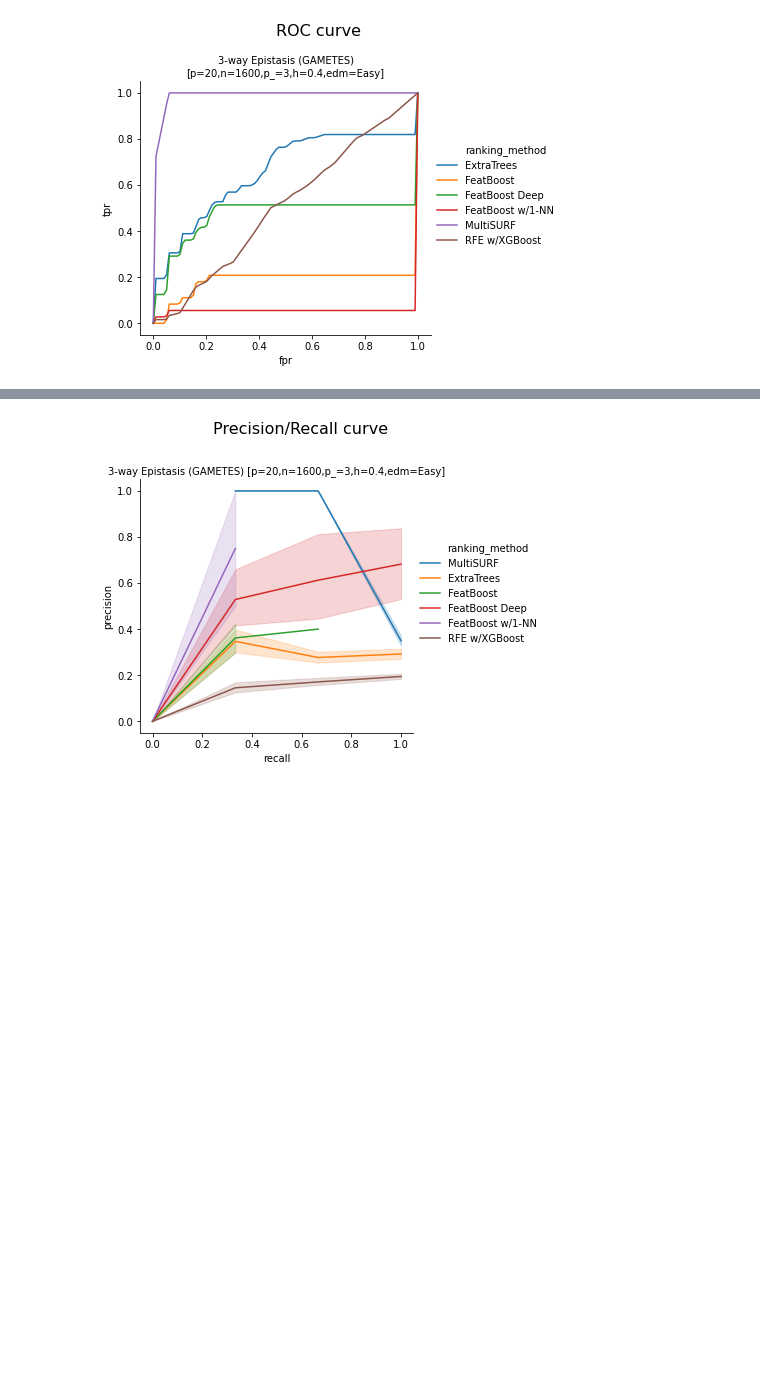
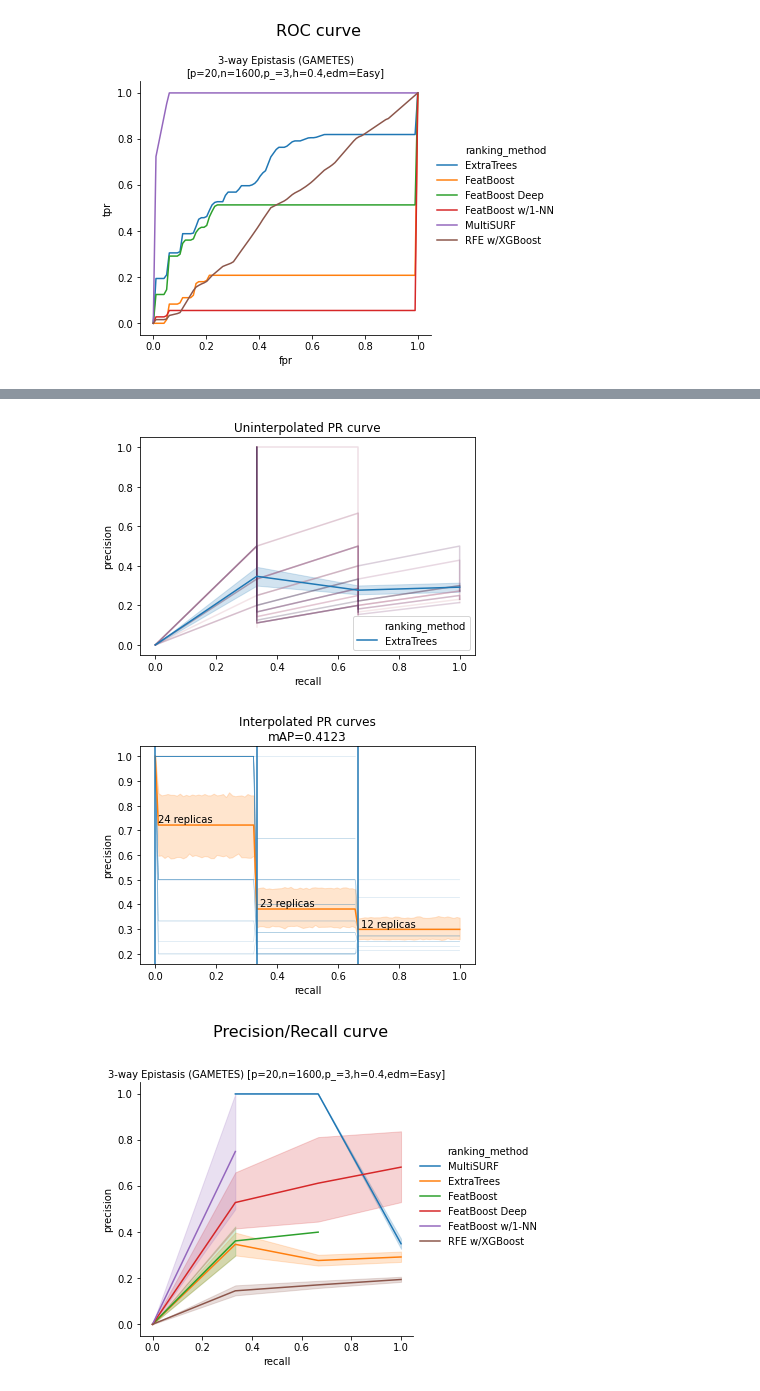
Before and after one commit to dunnkers/feature-selection, a Jupyter notebook: analysis/benchmark-20200524/stat-analysis.ipynb, the cells around one changed output, grey strips where cells are left out. Saved outputs shown, nothing was run; the diff lists cells and outputs as text; code cells hidden in the pictures; blank space fills up the shorter version.

```diff
--- a/analysis/benchmark-20200524/stat-analysis.ipynb
+++ b/analysis/benchmark-20200524/stat-analysis.ipynb
@@ -188,3 +164,64 @@ interpolate_mean_ap(et)
+# %%
+et = statdata[(statdata['name'] == '3-way Epistasis (GAMETES)') &\
+              (statdata['ranking_method'] == 'ExtraTrees')]
+et = et.sort_values('feature_rank')
+g = sns.lineplot(data=et, x='recall', y='precision', hue='replica_no',\
+                 estimator=None, units='replica_no',
+                 legend=False, sort=False, alpha=0.25)
+g = sns.lineplot(data=et, x='recall', y='precision', hue='ranking_method')
+plt.title('Uninterpolated PR curve')
+plt.show()
+
+mAP = []
+mP = [] # mean precisions
+mR = []
+# mR = np.linspace(0, 1, 100)
+for _, replica in et.groupby('replica_no'):
+    precision, recall, AP = interpolate_pr(replica)
+    precision_, recall_, _ = sample_interp_pr(precision, recall)
+    mAP.append(AP)
+    mP.append(precision_)
+    mR.append(recall_)
+m_AP = np.mean(mAP)
+m_P = np.nanmean(mP, axis=0)
+m_R = np.mean(mR, axis=0)
+
+counts = np.count_nonzero(~np.isnan(mP), axis=0)
+norm_counts = counts / counts.max() / 5
+diff_counts = np.r_[0, np.where(np.diff(counts))[0] + 1]
+x_counts = np.array(m_R)[[diff_counts]]
+y_counts = counts[diff_counts]
+z_counts = m_P[diff_counts + 1]
+all_counts = [norm_counts for _ in range(len(mP))]
+
+# fix line transitions
+# transitions = np.diff(counts)
+# add_one_idx = np.nonzero(transitions)
+# counts[add_one_idx[0] + 1] += 1
+
+data = pd.DataFrame({
+    'precision': pd.Series(mP).explode().astype(float),
+    'recall': pd.Series(mR).explode().astype(float),
+    'replicas': pd.Series(all_counts).explode().astype(float)
+})
+data['replica'] = data.index
+sns.lineplot(data=data, x='recall', y='precision', estimator=None, units='replica',
+    lw=0.5, alpha=0.25)
+sns.lineplot(data=data, x='recall', y='precision')
+# sns.lineplot(data=data, x='recall', y='replicas')
+# plt.fill_between(data.recall.values, data.replicas.values)
+    # facecolor=(1, 1, 1, 0), errcolor=".2", edgecolor=".2")
+for point in zip(x_counts, y_counts, z_counts):
+    recall, count, y = point
+    plt.axvline(recall, 0, 1.0)
+    plt.text(recall + 0.01, y + 0.01, '{} replicas'.format(count))
+
+
+plt.title('Interpolated PR curves\nmAP={:.4f}'.format(m_AP))
+plt.show()
+# %% [output]
+[figure, added]
+[figure, added]
 # %%
 dat = statdata[statdata['name'] == '3-way Epistasis (GAMETES)']
 g = sns.relplot(data=dat.sort_values('feature_rank'),
```
Also changed, not shown: parts of 5 cells of this notebook.
